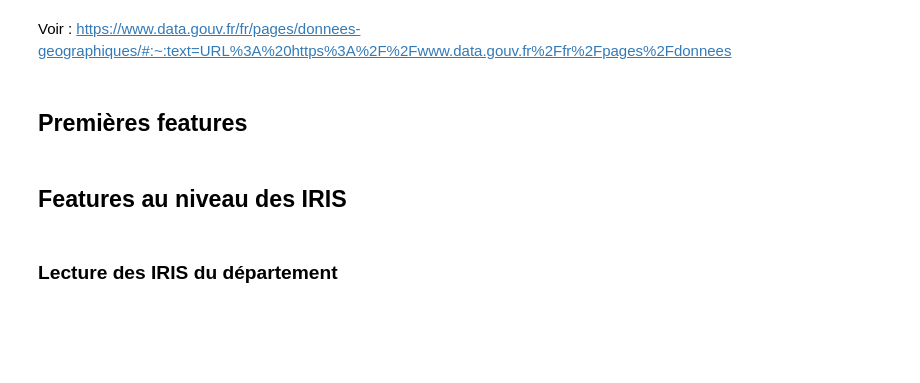
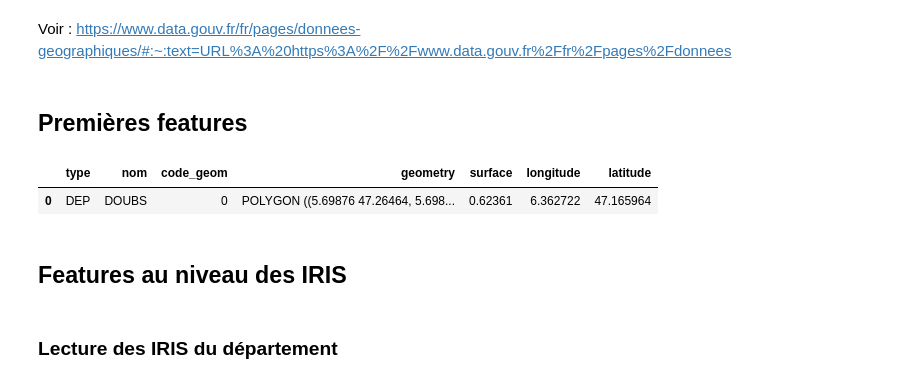
Before and after one commit to NicolasCaronPro/forecasting_models, a Jupyter notebook: cluster/located_features.ipynb, the cells around one changed output. Drawn from its saved outputs; the diff is of its cells as text; code cells hidden in the pictures; blank space fills up the shorter version.

```diff
--- a/cluster/located_features.ipynb
+++ b/cluster/located_features.ipynb
@@ -22,6 +23,11 @@ df_geom['surface'] = df_geom['geometry'].area
 # %%
 df_geom['longitude'] = df_geom['geometry'].centroid.x
 df_geom['latitude'] = df_geom['geometry'].centroid.y
+# %%
+df_geom
+# %% [output]
+|  | type | nom | code_geom | geometry | surface | longitude | latitude |
+| 0 | DEP | DOUBS | 0 | POLYGON ((5.69876 47.26464, 5.698... | 0.62361 | 6.362722 | 47.165964 |
 # %% [markdown]
 ## Features au niveau des IRIS
 # %% [markdown]
```
Also changed, not shown: parts of 4 cells of this notebook, 4 other files.
